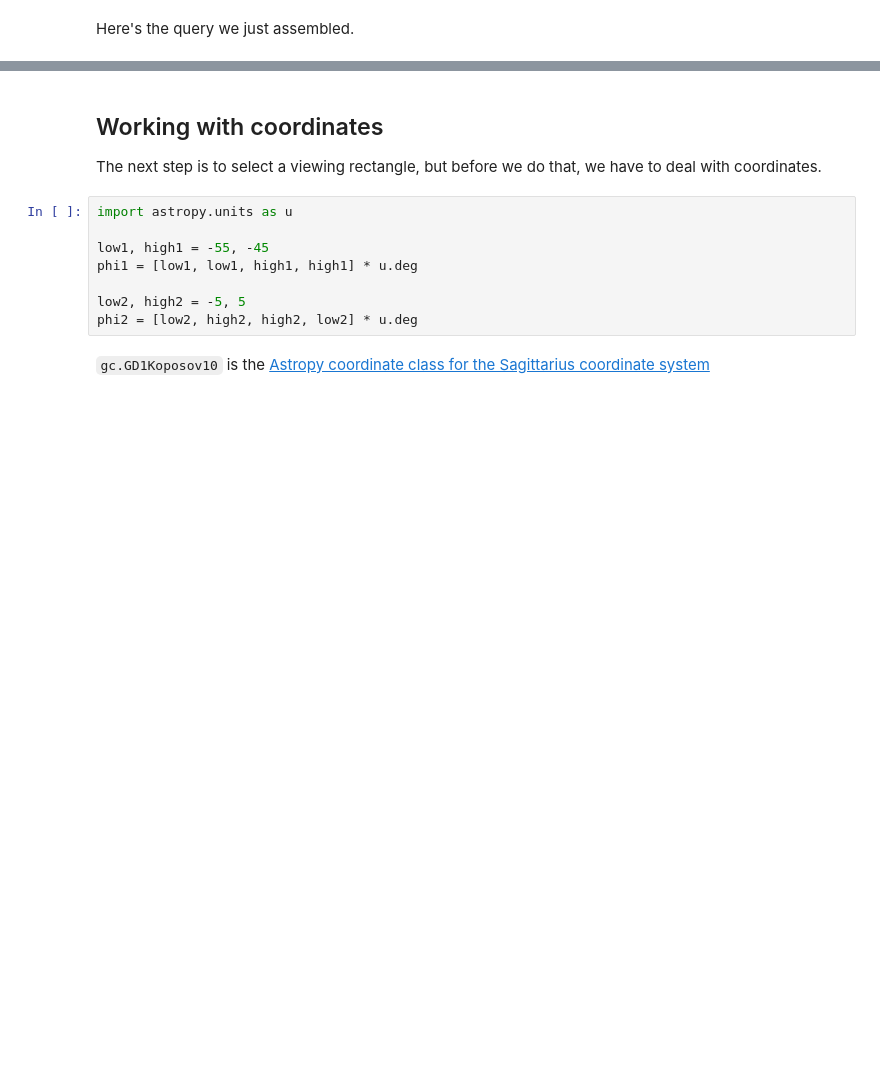
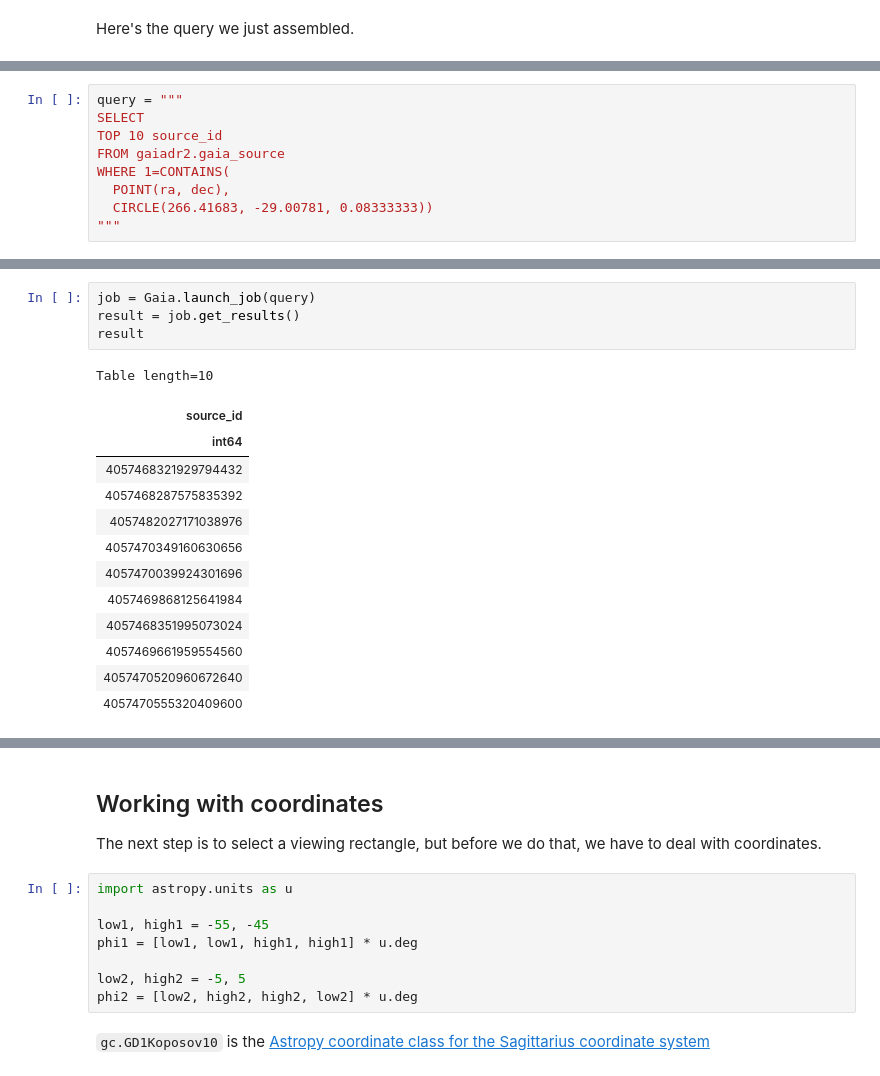
Before and after one commit to datacarpentry/astronomy-python, a Jupyter notebook: notebooks/01-queries.ipynb, the cells around one changed output, grey strips where cells are left out. Saved outputs shown, nothing was run; the diff lists cells and outputs as text; blank space fills up the shorter version.

```diff
--- a/notebooks/01-queries.ipynb
+++ b/notebooks/01-queries.ipynb
@@ -404,0 +454,9 @@ Table length=10
+# %%
+query = """
+SELECT
+TOP 10 source_id
+FROM gaiadr2.gaia_source
+WHERE 1=CONTAINS(
+  POINT(ra, dec),
+  CIRCLE(266.41683, -29.00781, 0.08333333))
+"""
@@ -404,0 +475,18 @@ Table length=10
+# %%
+job = Gaia.launch_job(query)
+result = job.get_results()
+result
+# %% [output]
+Table length=10
+| source_id |
+| int64 |
+| 4057468321929794432 |
+| 4057468287575835392 |
+| 4057482027171038976 |
+| 4057470349160630656 |
+| 4057470039924301696 |
+| 4057469868125641984 |
+| 4057468351995073024 |
+| 4057469661959554560 |
+| 4057470520960672640 |
+| 4057470555320409600 |
```
Also changed, not shown: parts of 31 cells of this notebook.
